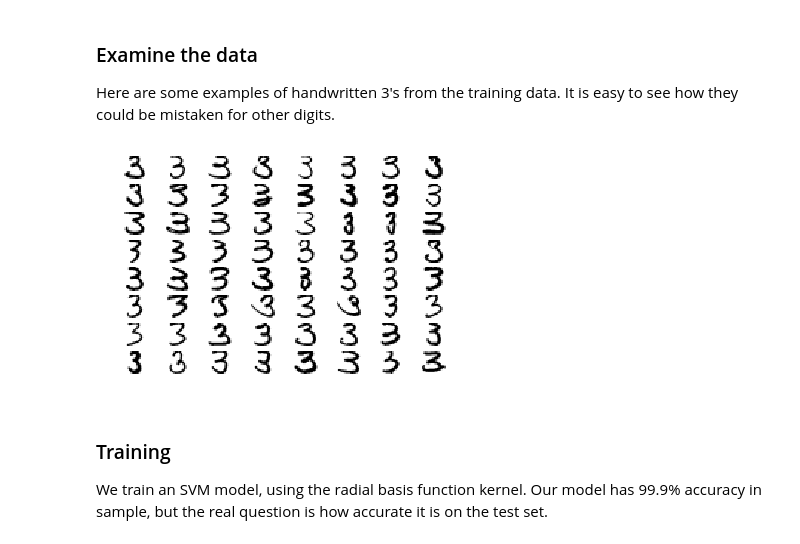
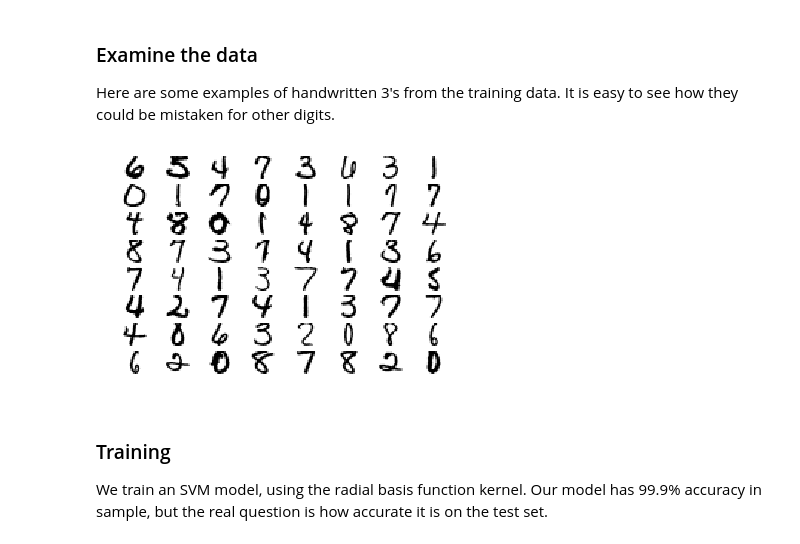
Before and after one commit to Radcliffe/datasci, a Jupyter notebook: svm/Introduction to SVM in Python.ipynb, the cells around one changed output. Drawn from its saved outputs; the diff is of its cells as text; code cells hidden in the pictures.

```diff
--- a/svm/Introduction to SVM in Python.ipynb
+++ b/svm/Introduction to SVM in Python.ipynb
@@ -194,13 +204,13 @@ Here are some examples of handwritten 3's from the training data. It is easy to
 # %%
 figure = plt.figure()
 threes = train.loc[target2 == 3]
 for i in range(64):
     ax = figure.add_subplot(8, 8, i+1)
     plt.axis('off')
-    mat = -np.array(threes.iloc[i]).reshape(16, 16)
+    mat = -np.array(train.iloc[i]).reshape(16, 16)
     ax.imshow(mat, cmap=plt.get_cmap('gray'))
 # %% [output]
-[figure, old version]
+[figure, new version]
 # %% [markdown]
 ### Training
 
```
Also changed, not shown: parts of 2 cells of this notebook, 5 other files.
